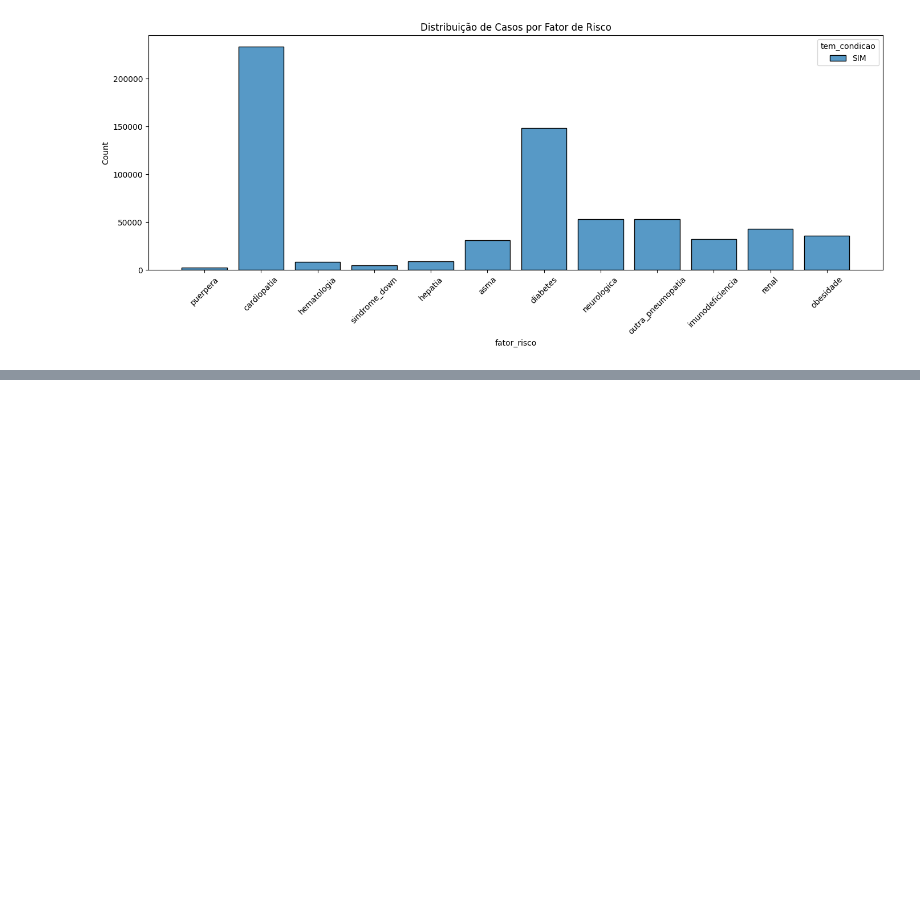
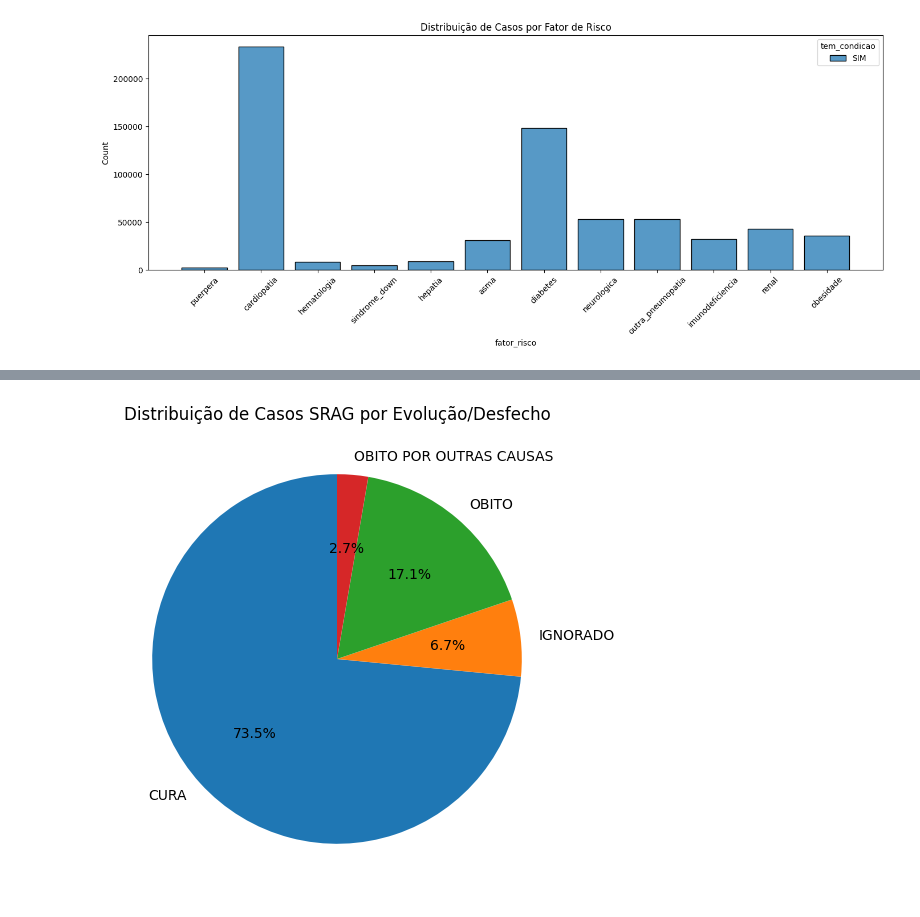
Before and after one commit to guifaraco/analytics-air-quality, a Jupyter notebook: notebooks/graficos_sus.ipynb, the cells around one changed output, grey strips where cells are left out. Saved outputs shown, nothing was run; the diff lists cells and outputs as text; code cells hidden in the pictures; blank space fills up the shorter version.

```diff
--- a/notebooks/graficos_sus.ipynb
+++ b/notebooks/graficos_sus.ipynb
@@ -271,0 +393,13 @@ plt.show()
+# %%
+# Agrupar apenas por evolução
+df_evol = df.groupby('evolucao')['numero_total_casos'].sum().reset_index()
+
+plt.figure(figsize=(10, 6))
+plt.pie(df_evol['numero_total_casos'],
+        labels=df_evol['evolucao'],
+        autopct='%1.1f%%',
+        startangle=90)
+plt.title('Distribuição de Casos SRAG por Evolução/Desfecho')
+plt.show()
+# %% [output]
+[figure, added]
```
Also changed, not shown: parts of 9 cells of this notebook, 4 other files.
